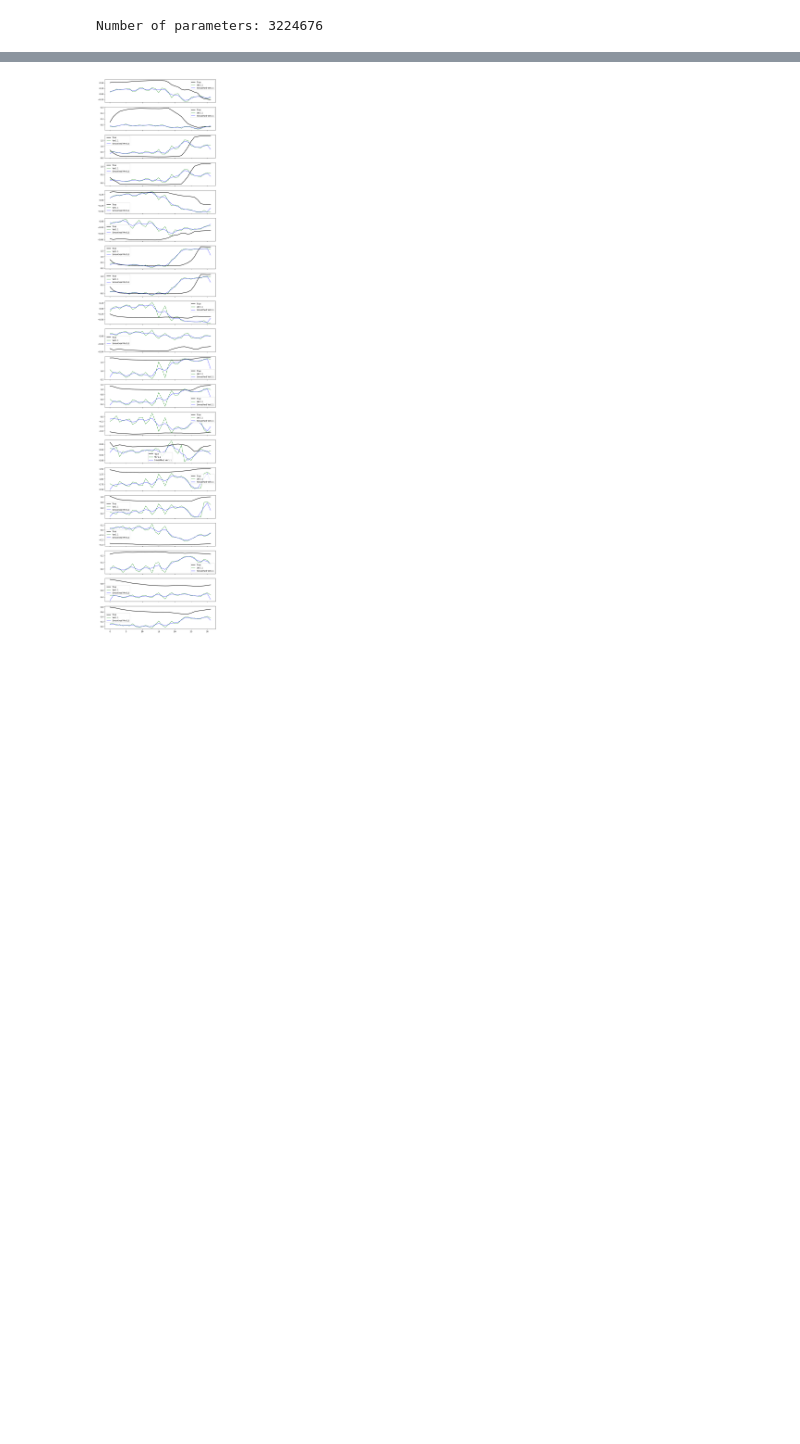
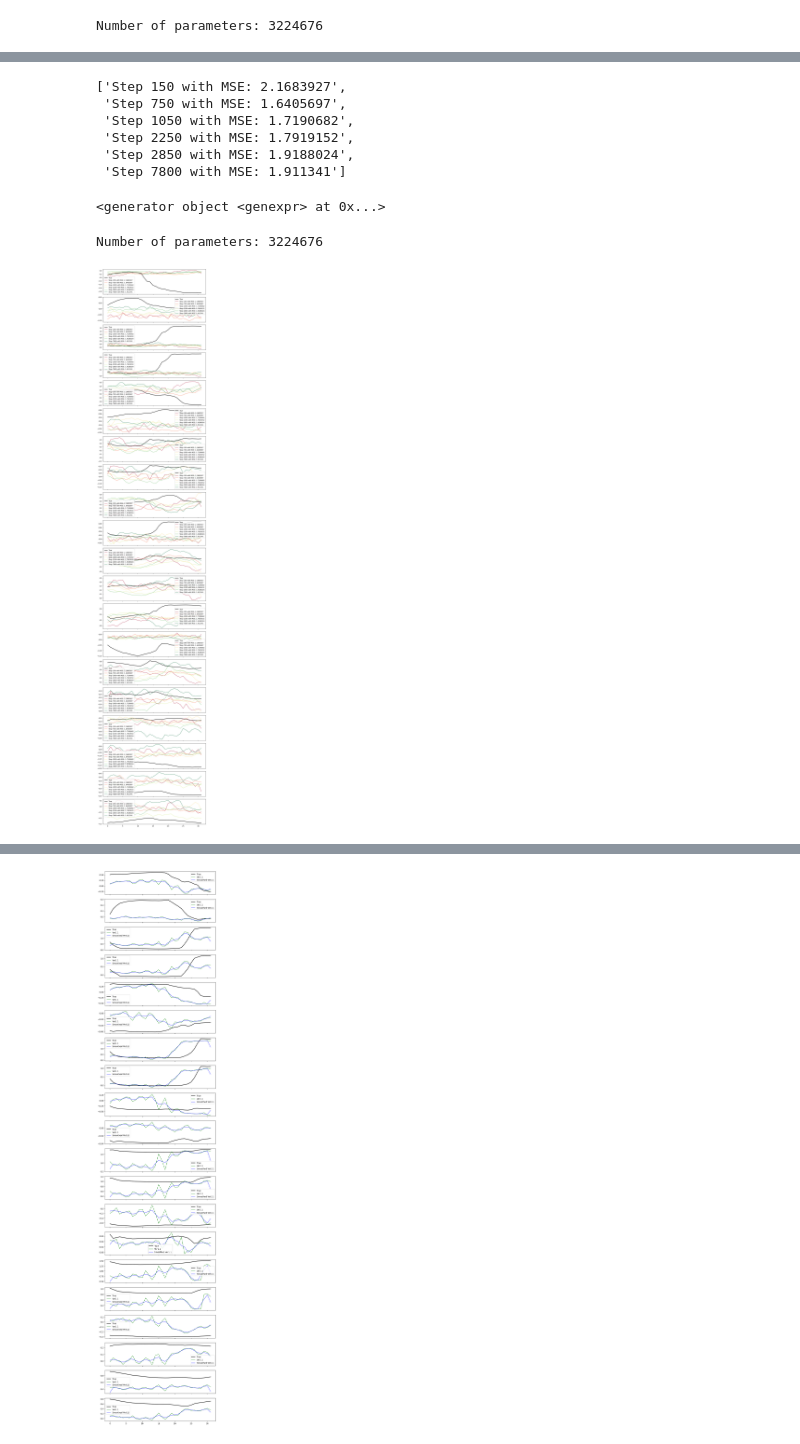
Before and after one commit to ATKhakimov/BCI_ALVI_challenge, a Jupyter notebook: tutorials/03_a_custom_model.ipynb, the cells around one changed output, grey strips where cells are left out. Drawn from its saved outputs; the diff is of its cells as text; code cells hidden in the pictures; blank space fills up the shorter version.

```diff
--- a/tutorials/03_a_custom_model.ipynb
+++ b/tutorials/03_a_custom_model.ipynb
@@ -254,0 +291,77 @@ def batch_mse(Y, Y_5):
+# %%
+labels
+# %% [output]
+['Step 150 with MSE: 2.1683927',
+ 'Step 750 with MSE: 1.6405697',
+ 'Step 1050 with MSE: 1.7190682',
+ 'Step 2250 with MSE: 1.7919152',
+ 'Step 2850 with MSE: 1.9188024',
+ 'Step 7800 with MSE: 1.911341']
+# %%
+ax.plot(Y[i], label="True", lw=2, color='k')
+ax.plot(Y_5[i], label="Ver1.1", lw=1, color='g')
+# %% [output]
+<generator object <genexpr> at 0x...>
+# %%
+from scipy.signal import savgol_filter
+import matplotlib.pyplot as plt
+import matplotlib.cm as cm
+
+
+
+weights5 = r"C:\Users\nodos\PycharmProjects\amputants\tutorials\logs\test_05_11_run_fedya\step_7800_loss_0.2743.safetensors"
+MODEL_TYPE = 'hvatnet'
+model_config = hvatnet.Config(n_electrodes=8, n_channels_out=20,
+                            n_res_blocks=5, n_blocks_per_layer=2,
+                            n_filters=128, kernel_size=3,
+                            strides=(2, 2, 2), dilation=3,
+                            small_strides = (1, 1))
+model = hvatnet.HVATNetv3(model_config)
+load_model(model, w11)
+model1 = model.to(device).to(dtype)
+Y_1 = model1(torch.tensor(X).unsqueeze(0)).squeeze().detach().numpy()
+
+load_model(model, w22)
+model2 = model.to(device).to(dtype)
+Y_2 = model2(torch.tensor(X).unsqueeze(0)).squeeze().detach().numpy()
+
+load_model(model, w33)
+model3 = model.to(device).to(dtype)
+Y_3 = model3(torch.tensor(X).unsqueeze(0)).squeeze().detach().numpy()
+
+load_model(model, w44)
+model4 = model.to(device).to(dtype)
+Y_4 = model4(torch.tensor(X).unsqueeze(0)).squeeze().detach().numpy()
+
+load_model(model, w55)
+model5 = model.to(device).to(dtype)
+Y_5 = model5(torch.tensor(X).unsqueeze(0)).squeeze().detach().numpy()
+
+load_model(model, w66)
+model6 = model.to(device).to(dtype)
+Y_6 = model6(torch.tensor(X).unsqueeze(0)).squeeze().detach().numpy()
+
+colors = cm.get_cmap('RdYlGn')(np.linspace(0, 1, 6))
+
+
+
+f, axes = plt.subplots(20, 1, figsize=(10, 50), sharex=True)
+
+for i, ax in enumerate(axes):
+    ax.plot(Y[i], label="True", lw=2, color='k')
+    ax.plot(Y_1[i], label=labels[0], lw=1, color=colors[0])
+    ax.plot(Y_2[i], label=labels[1], lw=1, color=colors[1])
+    ax.plot(Y_3[i], label=labels[2], lw=1, color=colors[2])
+    ax.plot(Y_4[i], label=labels[3], lw=1, color=colors[3])
+    ax.plot(Y_5[i], label=labels[4], lw=1, color=colors[4])
+    ax.plot(Y_6[i], label=labels[5], lw=1, color=colors[5])
+    ax.legend()
+
+
+
+plt.tight_layout()
+plt.savefig('обновленная архитектура с по эпохам.png', dpi = 500)
+plt.show()
+# %% [output]
+Number of parameters: 3224676
+[figure, added]
```
Also changed, not shown: parts of 7 cells of this notebook, 3 other files.
